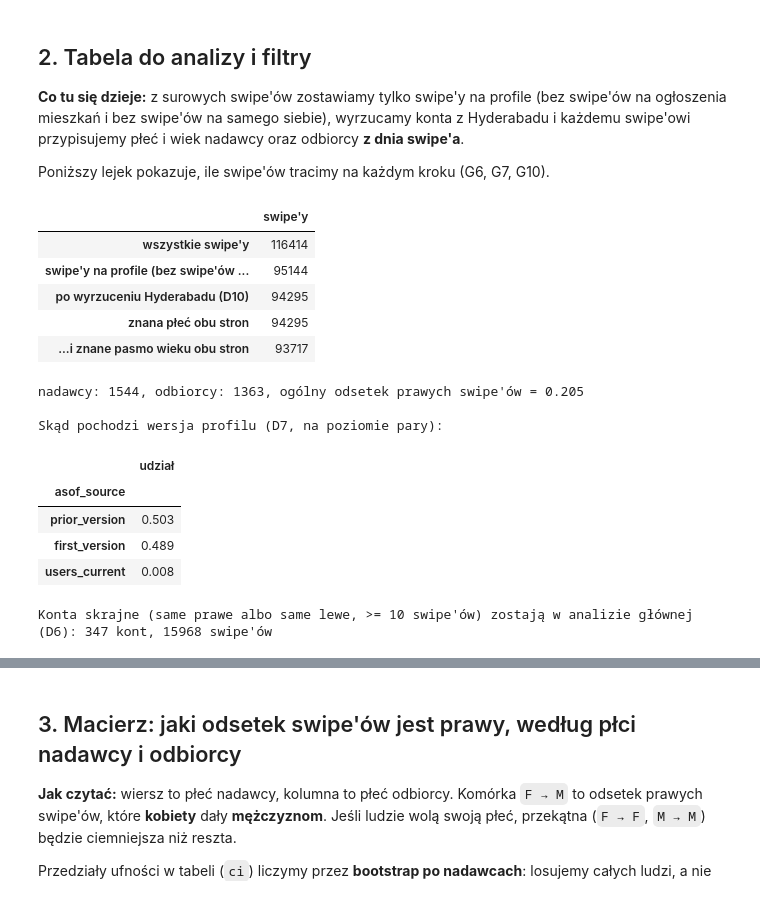
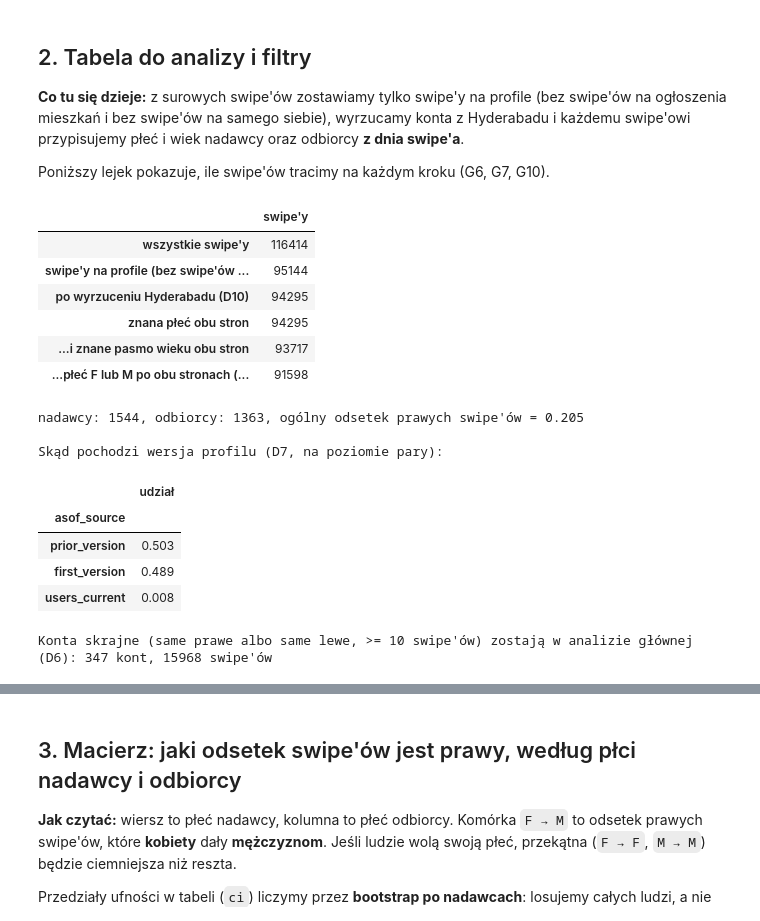
Before and after one commit to banacchini/digital-media-analysis, a Jupyter notebook: notebooks/h2_demographics.ipynb, the cells around one changed output, grey strips where cells are left out. Cells and saved outputs as stored; diff of their text form; code cells hidden in the pictures.

```diff
--- a/notebooks/h2_demographics.ipynb
+++ b/notebooks/h2_demographics.ipynb
@@ -55,5 +64,4 @@ do sprawdzenia, że kod działa. **Wyniki z danych syntetycznych nic nie mówią
 # %%
-# reload src/rentfriends automatically, so edits to the module apply without a kernel restart
 %load_ext autoreload
 %autoreload 2
 
@@ -62,38 +70,36 @@ from pathlib import Path
 import matplotlib.pyplot as plt
 import numpy as np
 import pandas as pd
-from matplotlib.colors import LinearSegmentedColormap
 
-from rentfriends import h2
+from rentfriends import h2, h2_audit, h2_figs
+from rentfriends.h2_cache import Cache
 from rentfriends.synthetic import make_synthetic_tables
 
-pd.set_option("display.width", 160)
+pd.set_option("display.width", 180)
+pd.set_option("display.max_columns", 30)
 pd.set_option("display.float_format", lambda v: f"{v:.3f}")
 
 SEED = 20261102  # fixed for bootstrap, permutations and CV folds
-N_BOOT = 1000  # cluster bootstrap replicates for the rate matrix
-N_PERM = 1000  # permutations for the null baseline
-N_FOLDS = 5
-
-# Chart style from STYLEGUIDE.md: purple primary, blue comparison, gray for null/baseline.
-PURPLE, PURPLE_INK, BLUE, GRAY, HAIR = "#A247E3", "#8B34C4", "#234CE0", "#595959", "#D5D2CB"
-
+N_BOOT = 1000  # bootstrap / permutation replicates
 DATA_DIR = Path("../data/processed")
 REQUIRED = ["users", "swipes", "profile_history"]
+H1_V1 = DATA_DIR / "h1_analysis_dataset_v1.parquet"  # read only, for the age bridge to H1
 # %% [markdown]
 ## 1. Wczytanie danych
 # %%
 USE_REAL = all((DATA_DIR / f"{t}.parquet").exists() for t in REQUIRED)
 if USE_REAL:
     tables = h2.load_tables(DATA_DIR)
-    truth = None
+    CACHE = Cache("../data/interim/h2")
     print("PRAWDZIWE DANE z", DATA_DIR.resolve())
 else:
+    import tempfile
+
     tables, truth = make_synthetic_tables(n_users=1500, swipes_per_user=60, seed=SEED % 1000)
+    CACHE = Cache(tempfile.mkdtemp(prefix="h2_synthetic_"))
     print("!" * 70)
     print("DANE SYNTETYCZNE: nie znaleziono prawdziwych danych.")
     print("Liczby poniżej tylko testują kod i nic nie mówią o RentFriends.")
-    print("Prawdziwy log(OR) ustawiony w generatorze, według płci nadawcy:", truth)
     print("!" * 70)
 
 print(
@@ -121,33 +127,37 @@ funnel = pd.Series(
     {
         "wszystkie swipe'y": len(raw),
         "swipe'y na profile (bez swipe'ów na siebie)": len(profile),
         "po wyrzuceniu Hyderabadu (D10)": len(df),
         "znana płeć obu stron": int(df["same_sex"].notna().sum()),
         "...i znane pasmo wieku obu stron": int(df["same_band"].notna().sum()),
+        "...płeć F lub M po obu stronach (model Z1, bez O)": int(
+            (df["sender_sex"].isin(["F", "M"]) & df["receiver_sex"].isin(["F", "M"])).sum()
+        ),
     },
     name="swipe'y",
 )
 display(funnel.to_frame())
 
 print(
     f"nadawcy: {df['sender'].nunique()}, odbiorcy: {df['receiver'].nunique()}, "
     f"ogólny odsetek prawych swipe'ów = {df['y_right'].mean():.3f}"
 )
 print()
 print("Skąd pochodzi wersja profilu (D7, na poziomie pary):")
 display(df["asof_source"].value_counts(normalize=True).to_frame("udział"))
 print(
     f"Konta skrajne (same prawe albo same lewe, >= {h2.MIN_SWIPES_ACTIVE} swipe'ów) "
     f"zostają w analizie głównej (D6): {df.loc[df['sender_extreme'], 'sender'].nunique()} kont, "
     f"{int(df['sender_extreme'].sum())} swipe'ów"
 )
 # %% [output]
 |  | swipe'y |
 | wszystkie swipe'y | 116414 |
 | swipe'y na profile (bez swipe'ów ... | 95144 |
 | po wyrzuceniu Hyderabadu (D10) | 94295 |
 | znana płeć obu stron | 94295 |
 | ...i znane pasmo wieku obu stron | 93717 |
+| ...płeć F lub M po obu stronach (... | 91598 |
 nadawcy: 1544, odbiorcy: 1363, ogólny odsetek prawych swipe'ów = 0.205
 
 Skąd pochodzi wersja profilu (D7, na poziomie pary):
```
Also changed, not shown: parts of 38 cells of this notebook, 18 other files.
